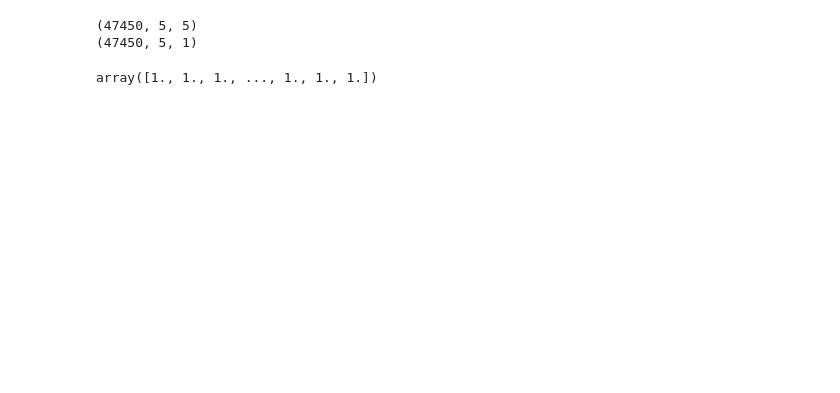
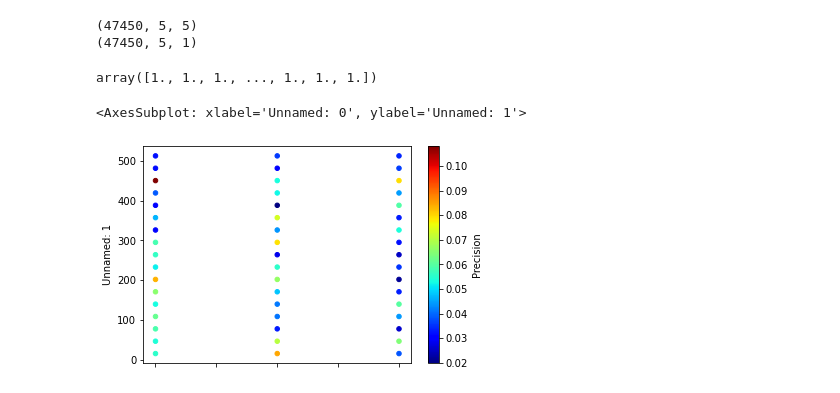
Before and after one commit to stefkaptein/social-signal-processing-project, a Jupyter notebook: source/blstm_nick.ipynb, the cells around one changed output. Drawn from its saved outputs; the diff is of its cells as text; code cells hidden in the pictures; blank space fills up the shorter version.

Commit message:
BLSTM initial results and variable push

```diff
--- a/source/blstm_nick.ipynb
+++ b/source/blstm_nick.ipynb
@@ -140,0 +174,7 @@ array([1., 1., 1., ..., 1., 1., 1.])
+# %%
+results = pd.read_csv('results_blstm.csv')
+
+results.plot.scatter('Unnamed: 0', 'Unnamed: 1', c='Precision', colormap='jet')
+# %% [output]
+<AxesSubplot: xlabel='Unnamed: 0', ylabel='Unnamed: 1'>
+[figure, added]
```
Also changed, not shown: parts of 22 cells of this notebook, 9 other files.
